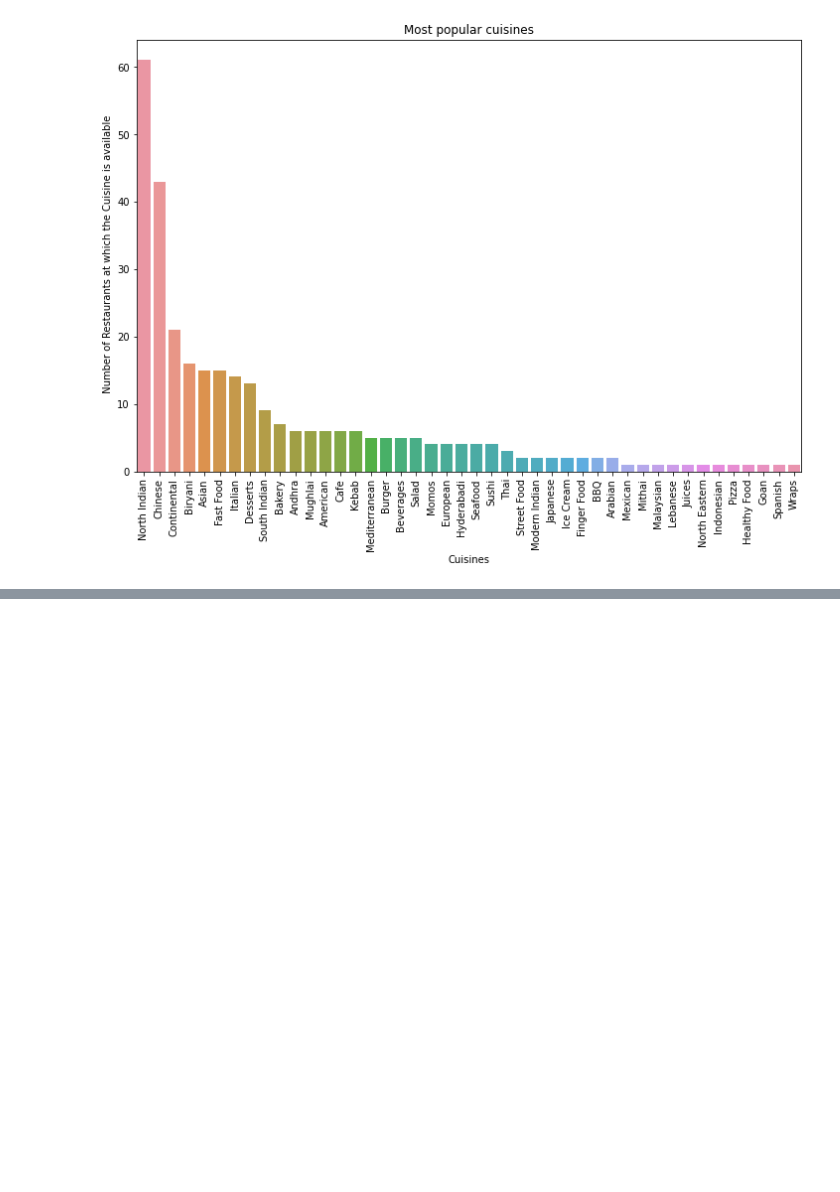
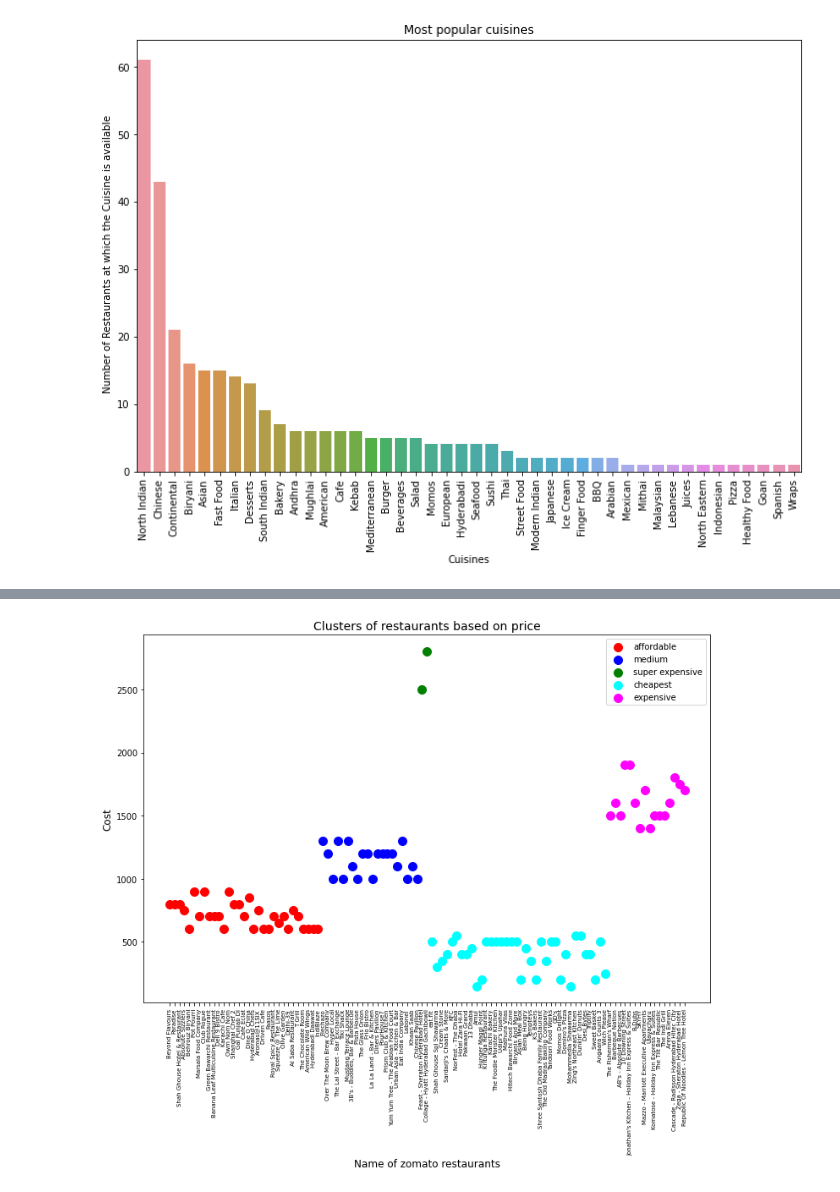
Before and after one commit to Nakulpradeep94/-ZOMATO-RESTAURANT-CLUSTERING-AND-SENTIMENT-ANALYSIS, a Jupyter notebook: ZOMATO_RESTAURANT_CLUSTERING_AND_SENTIMENT_ANALYSIS.ipynb, the cells around one changed output, grey strips where cells are left out. Drawn from its saved outputs; the diff is of its cells as text; code cells hidden in the pictures; blank space fills up the shorter version.

```diff
--- a/ZOMATO_RESTAURANT_CLUSTERING_AND_SENTIMENT_ANALYSIS.ipynb
+++ b/ZOMATO_RESTAURANT_CLUSTERING_AND_SENTIMENT_ANALYSIS.ipynb
@@ -245,0 +398,6 @@ Text(0.5, 1.0, 'Most popular cuisines')
+# %%
+#creating base model
+kmeans = KMeans(n_clusters = 5, random_state = 0)
+
+#fitting the model to the dataset
+kmeans.fit(cluster_df.iloc[:, 1:])
@@ -245,0 +406,4 @@ Text(0.5, 1.0, 'Most popular cuisines')
+# %%
+#Predicting the closest cluster each sample in X belongs to
+y_cluster = kmeans.predict(cluster_df.iloc[:, 1:])
+y_cluster
@@ -245,0 +421,3 @@ Text(0.5, 1.0, 'Most popular cuisines')
+# %%
+# Making label column
+cluster_df['labels'] = y_cluster
@@ -245,0 +433,19 @@ Text(0.5, 1.0, 'Most popular cuisines')
+# %%
+#Creating an array
+x = np.array(cluster_df)
+# %%
+plt.scatter(x[y_cluster==0, 0], x[y_cluster==0, 1], s=100, c='red', label ='affordable')
+plt.scatter(x[y_cluster==1, 0], x[y_cluster==1, 1], s=100, c='blue', label ='medium')
+plt.scatter(x[y_cluster==2, 0], x[y_cluster==2, 1], s=100, c='green', label ='super expensive')
+plt.scatter(x[y_cluster==3, 0], x[y_cluster==3, 1], s=100, c='cyan', label ='cheapest')
+plt.scatter(x[y_cluster==4, 0], x[y_cluster==4, 1], s=100, c='magenta', label ='expensive')
+
+#To display the x label, y label, title and xticks
+plt.title('Clusters of restaurants based on price', fontsize = 14)
+plt.xlabel('Name of zomato restaurants', fontsize = 12)
+plt.ylabel('Cost', fontsize = 12)
+plt.xticks(fontsize=7, rotation = 90)
+plt.legend()
+plt.show()
+# %% [output]
+[figure, added]
```
Also changed, not shown: parts of 24 cells of this notebook.
